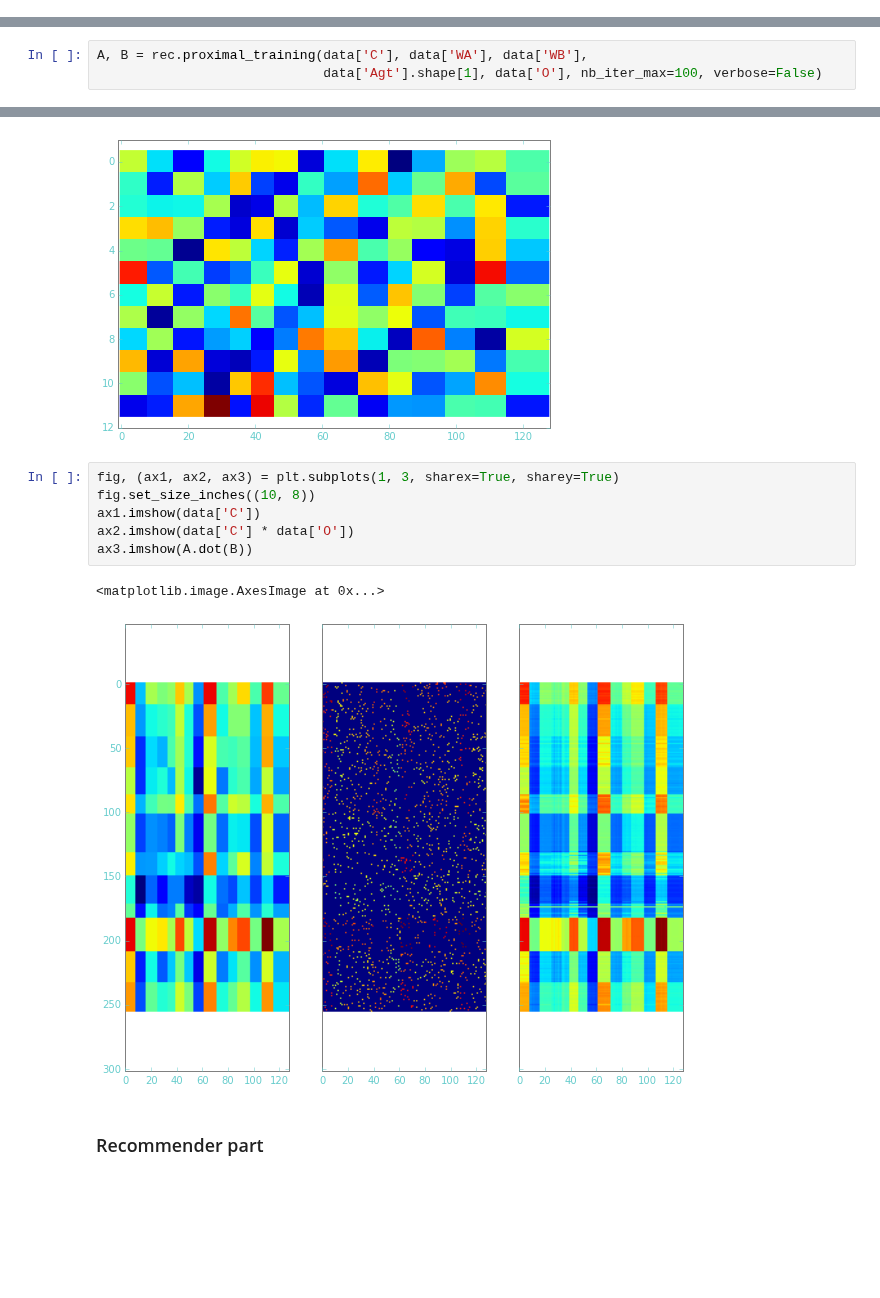
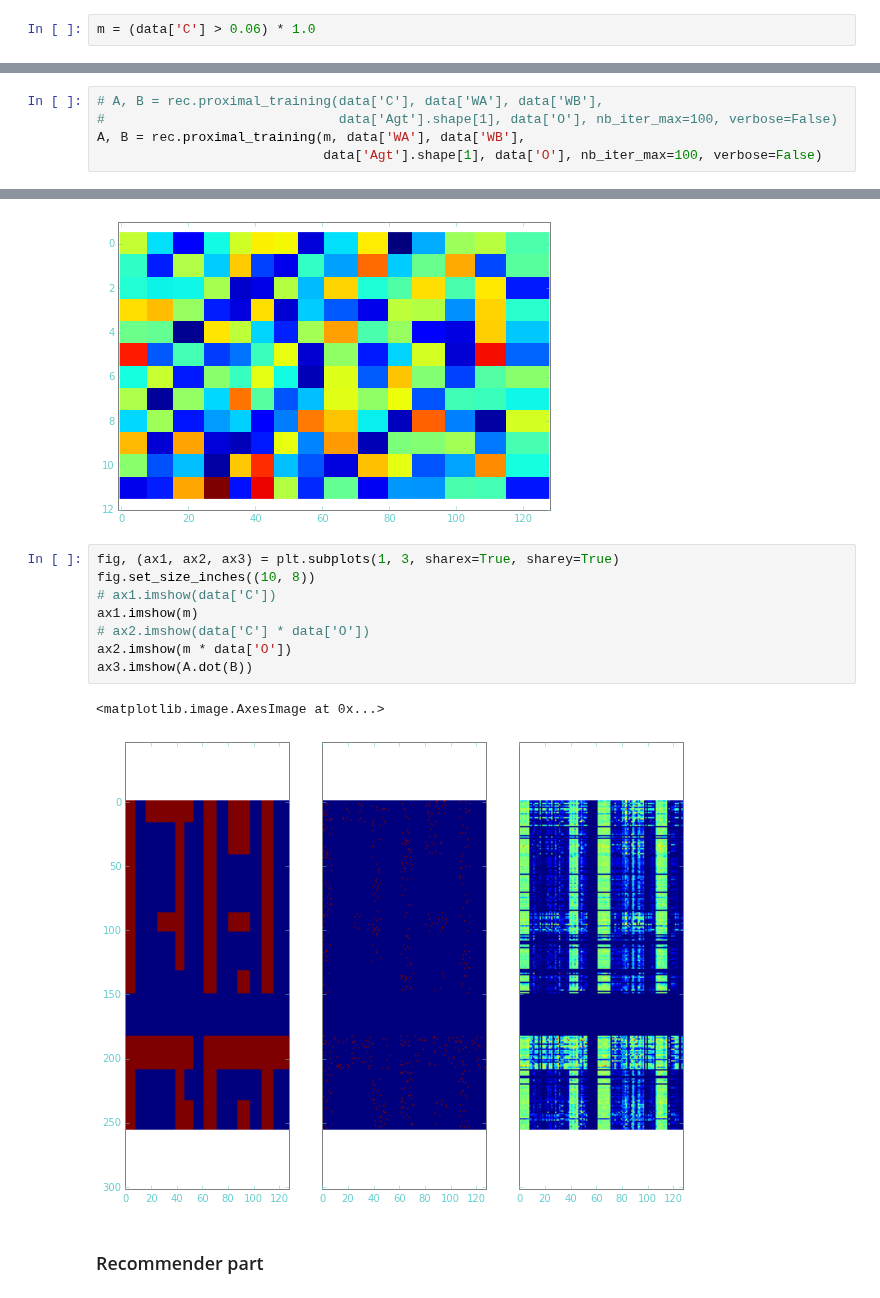
Before and after one commit to kikohs/recog, a Jupyter notebook: notebook/Rec sys.ipynb, the cells around one changed output, grey strips where cells are left out. Drawn from its saved outputs; the diff is of its cells as text; blank space fills up the shorter version.

```diff
--- a/notebook/Rec sys.ipynb
+++ b/notebook/Rec sys.ipynb
@@ -50,0 +58,2 @@ data['C'].shape
+# %%
+m = (data['C'] > 0.06) * 1.0
@@ -62,6 +75,8 @@ data['C'].shape
 - perc: percentage of observation
 - norm A: norm of operator A
 # %%
-A, B = rec.proximal_training(data['C'], data['WA'], data['WB'],
+# A, B = rec.proximal_training(data['C'], data['WA'], data['WB'],
+#                              data['Agt'].shape[1], data['O'], nb_iter_max=100, verbose=False)
+A, B = rec.proximal_training(m, data['WA'], data['WB'],
                              data['Agt'].shape[1], data['O'], nb_iter_max=100, verbose=False)
 # %% [output]
@@ -80,12 +95,14 @@ rec.plot_factor_mat(data['Bgt'])
 # %%
 fig, (ax1, ax2, ax3) = plt.subplots(1, 3, sharex=True, sharey=True)
 fig.set_size_inches((10, 8))
-ax1.imshow(data['C'])
-ax2.imshow(data['C'] * data['O'])
+# ax1.imshow(data['C'])
+ax1.imshow(m)
+# ax2.imshow(data['C'] * data['O'])
+ax2.imshow(m * data['O'])
 ax3.imshow(A.dot(B))
 # %% [output]
 <matplotlib.image.AxesImage at 0x...>
-[figure, old version]
+[figure, new version]
 # %% [markdown]
 ### Recommender part
 # %%
```
Also changed, not shown: parts of 32 cells of this notebook, 1 other file.
